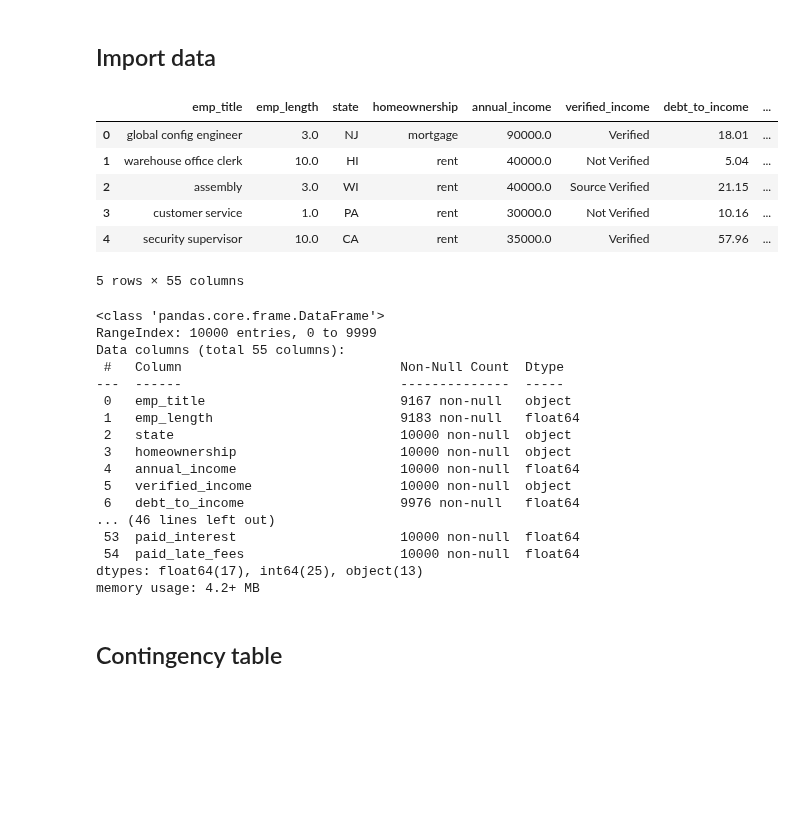
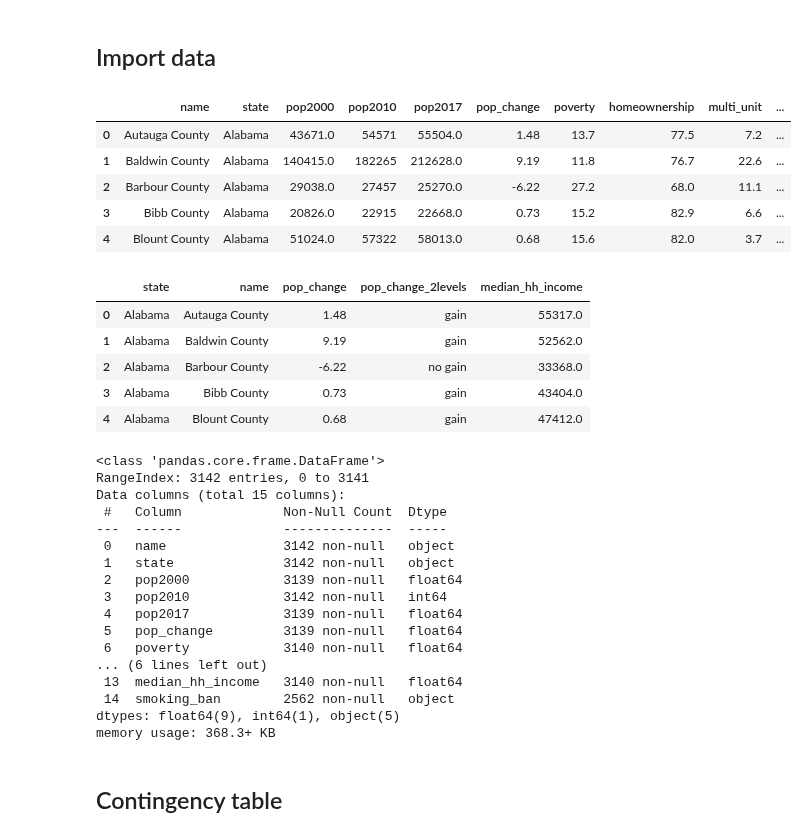
Before and after one commit to kirenz/eda, a Jupyter notebook: 04-6-comparisons-across-groups.ipynb, the cells around one changed output. Drawn from its saved outputs; the diff is of its cells as text; code cells hidden in the pictures; blank space fills up the shorter version.

Commit message:
updated data

```diff
--- a/04-6-comparisons-across-groups.ipynb
+++ b/04-6-comparisons-across-groups.ipynb
@@ -7,40 +7,48 @@
 # %%
 import pandas as pd
 
 ROOT = "https://raw.githubusercontent.com/kirenz/modern-statistics/main/data/"
-DATA = "loans.csv"
+DATA = "county.csv"
 
 df = pd.read_csv(ROOT + DATA)
-
-df.head()
 # %% [output]
-|  | emp_title | emp_length | state | homeownership | annual_income | verified_income | debt_to_income | ... |
-| 0 | global config engineer | 3.0 | NJ | mortgage | 90000.0 | Verified | 18.01 | ... |
-| 1 | warehouse office clerk | 10.0 | HI | rent | 40000.0 | Not Verified | 5.04 | ... |
-| 2 | assembly | 3.0 | WI | rent | 40000.0 | Source Verified | 21.15 | ... |
-| 3 | customer service | 1.0 | PA | rent | 30000.0 | Not Verified | 10.16 | ... |
-| 4 | security supervisor | 10.0 | CA | rent | 35000.0 | Verified | 57.96 | ... |
+|  | name | state | pop2000 | pop2010 | pop2017 | pop_change | poverty | homeownership | multi_unit | ... |
+| 0 | Autauga County | Alabama | 43671.0 | 54571 | 55504.0 | 1.48 | 13.7 | 77.5 | 7.2 | ... |
+| 1 | Baldwin County | Alabama | 140415.0 | 182265 | 212628.0 | 9.19 | 11.8 | 76.7 | 22.6 | ... |
+| 2 | Barbour County | Alabama | 29038.0 | 27457 | 25270.0 | -6.22 | 27.2 | 68.0 | 11.1 | ... |
+| 3 | Bibb County | Alabama | 20826.0 | 22915 | 22668.0 | 0.73 | 15.2 | 82.9 | 6.6 | ... |
+| 4 | Blount County | Alabama | 51024.0 | 57322 | 58013.0 | 0.68 | 15.6 | 82.0 | 3.7 | ... |
-5 rows × 55 columns
+# %%
+# Head for selected variables
+
+df[["state", "name", "pop_change", "pop_change_2levels", "median_hh_income"]].head(5)
+# %% [output]
+|  | state | name | pop_change | pop_change_2levels | median_hh_income |
+| 0 | Alabama | Autauga County | 1.48 | gain | 55317.0 |
+| 1 | Alabama | Baldwin County | 9.19 | gain | 52562.0 |
+| 2 | Alabama | Barbour County | -6.22 | no gain | 33368.0 |
+| 3 | Alabama | Bibb County | 0.73 | gain | 43404.0 |
+| 4 | Alabama | Blount County | 0.68 | gain | 47412.0 |
 # %%
 df.info()
 # %% [output]
 <class 'pandas.core.frame.DataFrame'>
-RangeIndex: 10000 entries, 0 to 9999
-Data columns (total 55 columns):
- #   Column                            Non-Null Count  Dtype
----  ------                            --------------  -----
- 0   emp_title                         9167 non-null   object
- 1   emp_length                        9183 non-null   float64
- 2   state                             10000 non-null  object
- 3   homeownership                     10000 non-null  object
- 4   annual_income                     10000 non-null  float64
- 5   verified_income                   10000 non-null  object
- 6   debt_to_income                    9976 non-null   float64
-... (46 lines left out)
- 53  paid_interest                     10000 non-null  float64
- 54  paid_late_fees                    10000 non-null  float64
-dtypes: float64(17), int64(25), object(13)
-memory usage: 4.2+ MB
+RangeIndex: 3142 entries, 0 to 3141
+Data columns (total 15 columns):
+ #   Column             Non-Null Count  Dtype
+---  ------             --------------  -----
+ 0   name               3142 non-null   object
+ 1   state              3142 non-null   object
+ 2   pop2000            3139 non-null   float64
+ 3   pop2010            3142 non-null   int64
+ 4   pop2017            3139 non-null   float64
+ 5   pop_change         3139 non-null   float64
+ 6   poverty            3140 non-null   float64
+... (6 lines left out)
+ 13  median_hh_income   3140 non-null   float64
+ 14  smoking_ban        2562 non-null   object
+dtypes: float64(9), int64(1), object(5)
+memory usage: 368.3+ KB
 # %%
 df.homeownership = df.homeownership.astype("category")
 df.application_type = df.application_type.astype("category")
```
Also changed, not shown: 2 other files.
